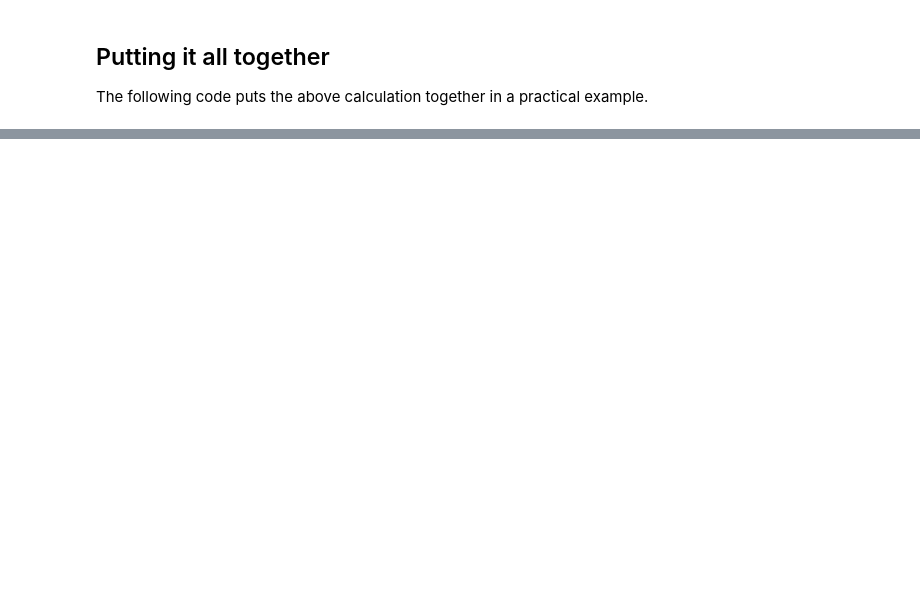
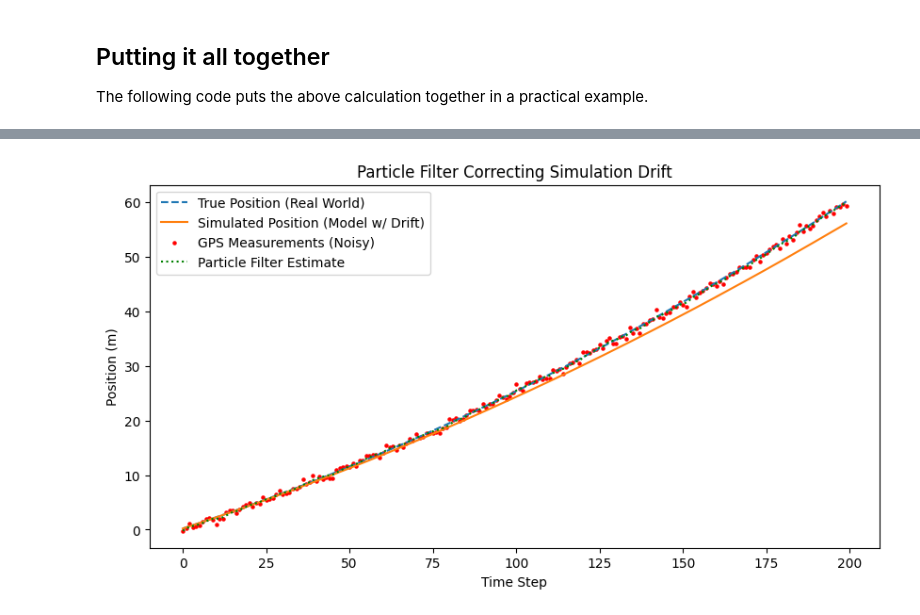
Before and after one commit to twright/IncubatorDTCourse, a Jupyter notebook: 7-SoftwareSensing/1-Particle-Filtering.ipynb, the cells around one changed output, grey strips where cells are left out. Cells and saved outputs as stored; diff of their text form; code cells hidden in the pictures; blank space fills up the shorter version.

```diff
--- a/7-SoftwareSensing/1-Particle-Filtering.ipynb
+++ b/7-SoftwareSensing/1-Particle-Filtering.ipynb
@@ -308,0 +313,78 @@ plt.show()
+# %%
+# Time step and duration
+dt = 0.1  # Time step (s)
+T = 20  # Total simulation time (s)
+steps = int(T / dt)
+
+# True car dynamics (real-world)
+true_x = 0  # Initial position
+true_v = 2  # True velocity (m/s)
+true_a = 0.1  # True acceleration (m/s^2)
+
+# Simulated car dynamics (imperfect model)
+sim_x = 0
+sim_v = 2
+sim_a = 0.08  # Slightly incorrect acceleration
+
+# Measurement noise parameters (GPS-like noise)
+gps_noise_std = 0.5  # Standard deviation (m)
+
+# Particle filter parameters
+num_particles = 1000
+particles = np.random.normal(0, 1, num_particles)  # Initialize particles around 0
+weights = np.ones(num_particles) / num_particles  # Uniform weights
+
+# Lists to store results
+true_positions = []
+sim_positions = []
+gps_measurements = []
+pf_estimates = []  # Particle filter estimated positions
+
+# Particle Filter Process
+for _ in range(steps):
+    # --- True Motion (Real World) ---
+    true_v += true_a * dt
+    true_x += true_v * dt
+
+    # --- Simulated Motion (Model with Drift) ---
+    sim_v += sim_a * dt
+    sim_x += sim_v * dt
+
+    # --- GPS Measurement (with Noise) ---
+    gps_x = true_x + np.random.normal(0, gps_noise_std)
+
+    # --- Particle Filter Update ---
+    # 1. Motion Update: Move particles forward using a motion model (with noise)
+    particles += sim_v * dt + np.random.normal(0, 0.1, num_particles)
+
+    # 2. Measurement Update: Compute weights based on GPS measurement
+    weights = np.exp(-0.5 * ((particles - gps_x) / gps_noise_std) ** 2)
+    weights += 1e-300  # Avoid zeros
+    weights /= np.sum(weights)  # Normalize weights
+
+    # 3. Resampling: Draw new particles based on weights
+    indices = np.random.choice(range(num_particles), size=num_particles, p=weights)
+    particles = particles[indices]
+
+    # Store estimated position as the mean of particles
+    pf_estimate = np.mean(particles)
+
+    # Store values
+    true_positions.append(true_x)
+    sim_positions.append(sim_x)
+    gps_measurements.append(gps_x)
+    pf_estimates.append(pf_estimate)
+
+# Plot results
+plt.figure(figsize=(10, 5))
+plt.plot(true_positions, label="True Position (Real World)", linestyle='dashed')
+plt.plot(sim_positions, label="Simulated Position (Model w/ Drift)", linestyle='solid')
+plt.scatter(range(len(gps_measurements)), gps_measurements, label="GPS Measurements (Noisy)", color='red', s=5)
+plt.plot(pf_estimates, label="Particle Filter Estimate", linestyle='dotted', color='green')
+plt.xlabel("Time Step")
+plt.ylabel("Position (m)")
+plt.legend()
+plt.title("Particle Filter Correcting Simulation Drift")
+plt.show()
+# %% [output]
+[figure, added]
```
Also changed, not shown: parts of 11 cells of this notebook, 6 other files.
